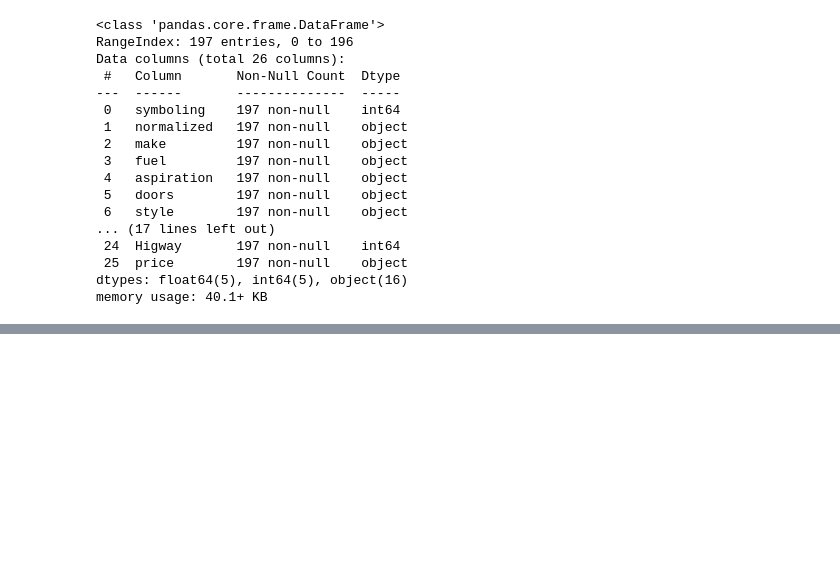
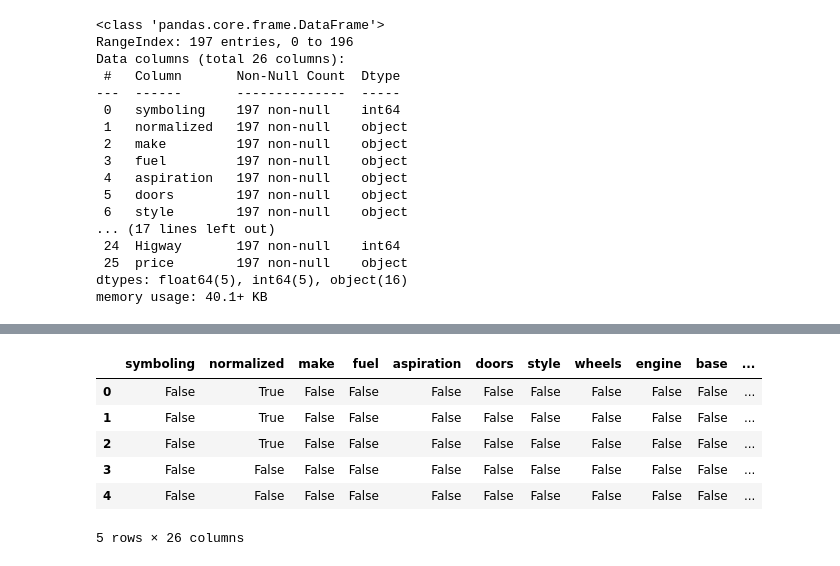
Before and after one commit to Calderon20/portafolio-de-evidencias, a Jupyter notebook: AnalisisDatos_Autos.ipynb, the cells around one changed output, grey strips where cells are left out. Cells and saved outputs as stored; diff of their text form; code cells hidden in the pictures; blank space fills up the shorter version.

```diff
--- a/AnalisisDatos_Autos.ipynb
+++ b/AnalisisDatos_Autos.ipynb
@@ -131,0 +249,12 @@ memory usage: 40.1+ KB
+# %%
+valoresPerdidos=df_Autos.isnull()# si no se ha hecho el paso de poner NaN este paso no funciona
+# %%
+valoresPerdidos.head(5)# si no esta nulo me devuelve un falso
+# %% [output]
+|  | symboling | normalized | make | fuel | aspiration | doors | style | wheels | engine | base | ... |
+| 0 | False | True | False | False | False | False | False | False | False | False | ... |
+| 1 | False | True | False | False | False | False | False | False | False | False | ... |
+| 2 | False | True | False | False | False | False | False | False | False | False | ... |
+| 3 | False | False | False | False | False | False | False | False | False | False | ... |
+| 4 | False | False | False | False | False | False | False | False | False | False | ... |
+5 rows × 26 columns
```
Also changed, not shown: parts of 34 cells of this notebook.
